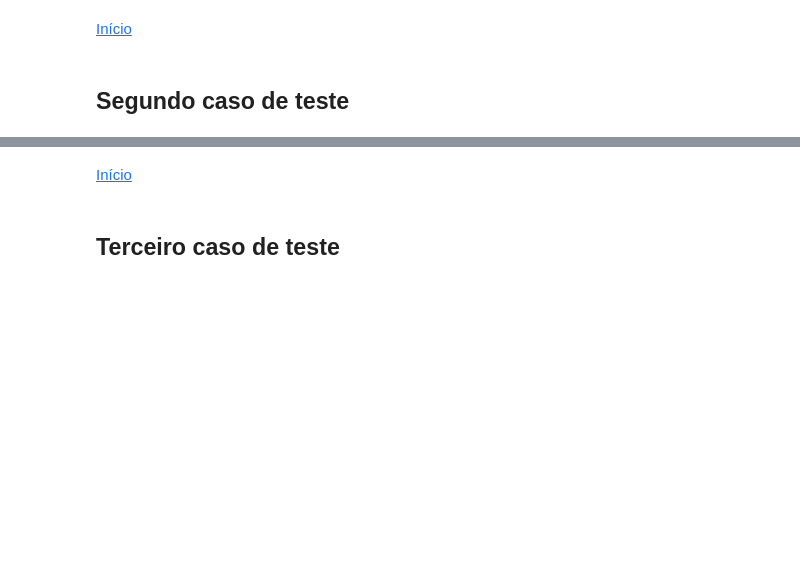
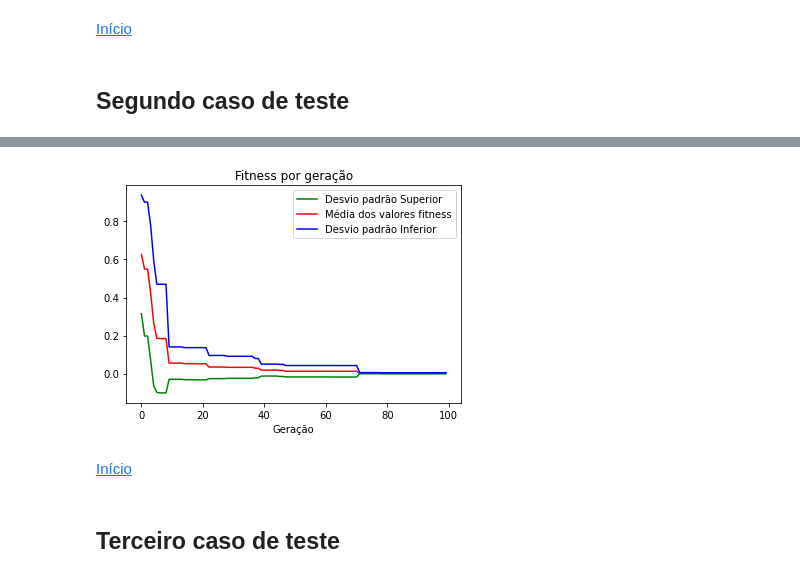
Before and after one commit to julianaAuzier/topicos-especiais-computacao-trabalho1, a Jupyter notebook: 2 - testing random walk.ipynb, the cells around one changed output, grey strips where cells are left out. Cells and saved outputs as stored; diff of their text form; code cells hidden in the pictures; blank space fills up the shorter version.

```diff
--- a/2 - testing random walk.ipynb
+++ b/2 - testing random walk.ipynb
@@ -307,6 +322,6 @@ array([[ 123.14204659, 4983.6606033 ],
 #ordenar
 palavra_ord = palavra[palavra[0:, -1].argsort()]
 #50% melhores
-melhor_palavra = palavra_ord[0:int(tamanho_2/2),:]
-melhor_palavra
+melhor_palavra_inicial = palavra_ord[0:int(tamanho_2/2),:]
+melhor_palavra_inicial
 # %% [output]
@@ -328,4 +343,6 @@ array([[ 57.58014596,  25.3325583 ],
 # %%
 #contagem de geração estagnada
-cont_2 = 0
-delta_2 = 0.01
+cont = 0
+delta = 0.01
+sem_evoluir = 100
+i_desejadas = 10
@@ -332,3 +451,14 @@ delta_2 = 0.01
+# %%
+plt.title("Fitness por geração")
+plt.xlabel("Geração")
+plt.ylabel("")
+plt.plot(desvioSup, color = "green", label = "Desvio padrão Superior")
+plt.plot(media, color = "red", label = "Média dos valores fitness")
+plt.plot(desvioInf, color = "blue", label = "Desvio padrão Inferior")
+plt.legend()
+plt.show()
+# %% [output]
+[figure, added]
 # %% [markdown]
 [Início](#Índice)<br>
 # %% [markdown]
```
Also changed, not shown: parts of 14 cells of this notebook.
